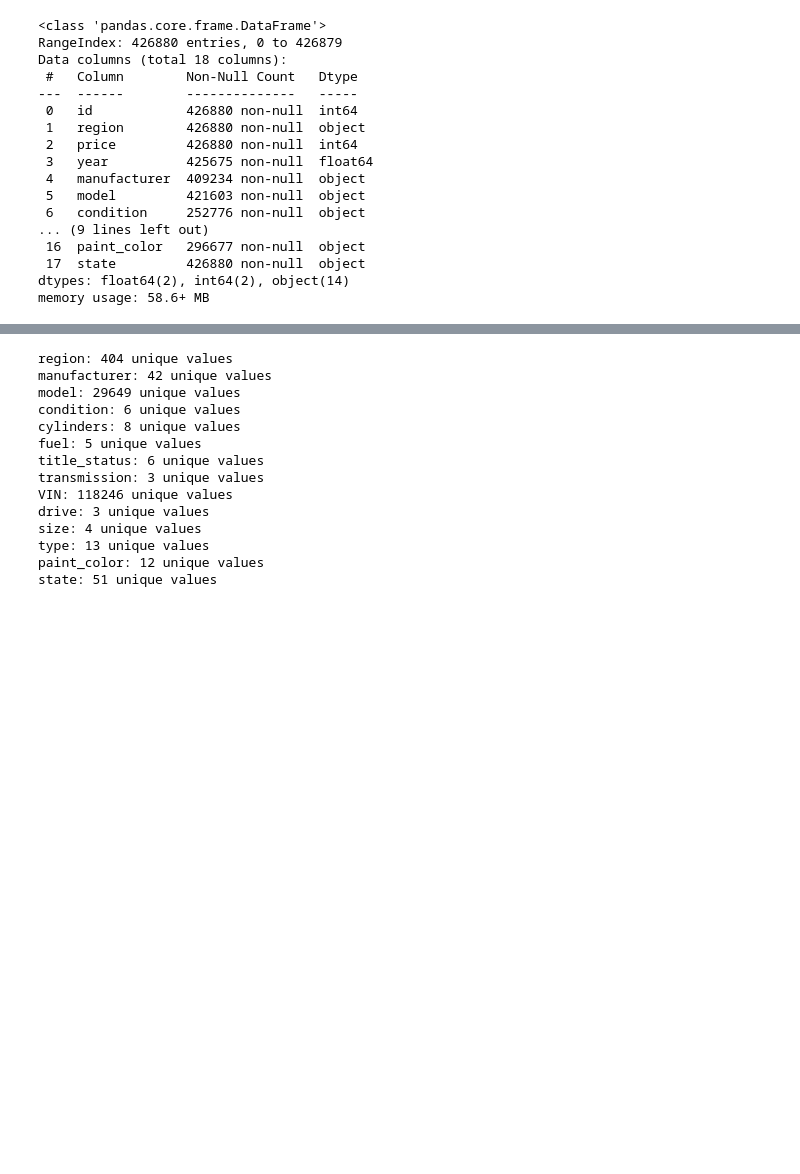
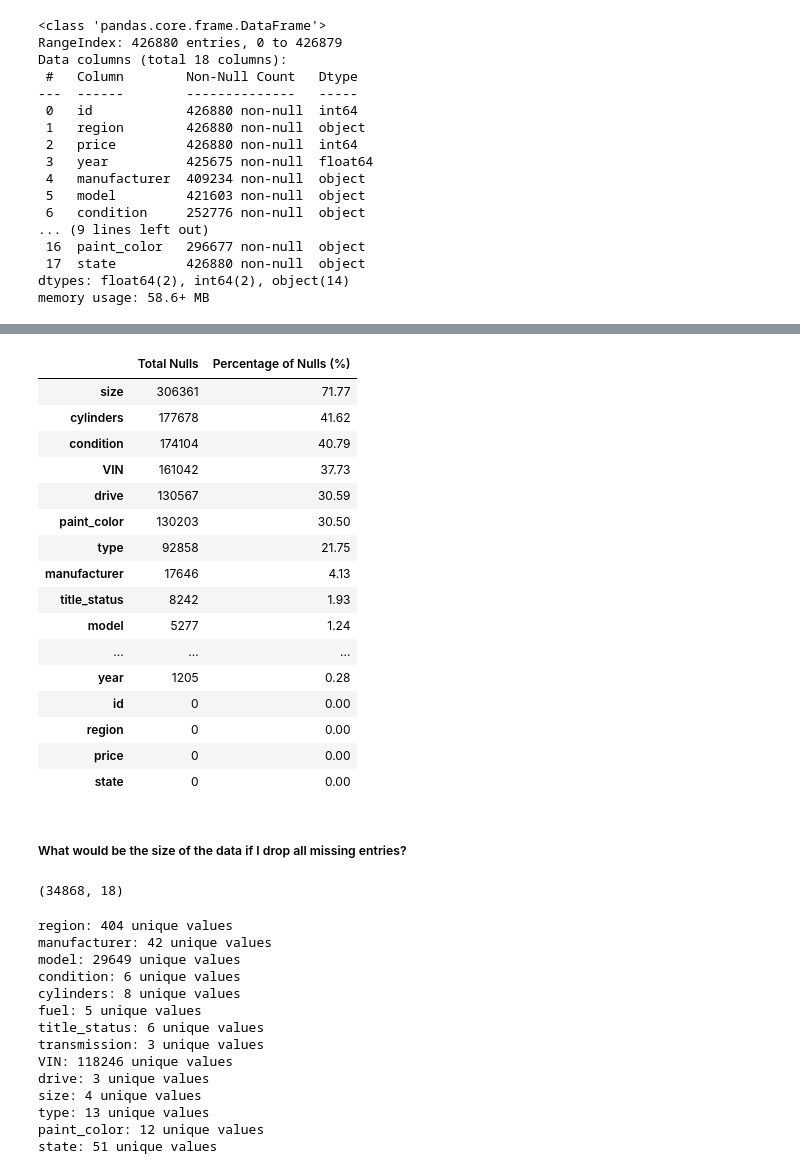
Before and after one commit to weslylaboy/what-drives-the-price-of-a-car, a Jupyter notebook: prompt_II.ipynb, the cells around one changed output, grey strips where cells are left out. Drawn from its saved outputs; the diff is of its cells as text; code cells hidden in the pictures; blank space fills up the shorter version.

```diff
--- a/prompt_II.ipynb
+++ b/prompt_II.ipynb
@@ -80,10 +81,3 @@ Data columns (total 18 columns):
  17  state         426880 non-null  object
 dtypes: float64(2), int64(2), object(14)
 memory usage: 58.6+ MB
-# %%
-
-null_total = df.isnull().sum().sort_values(ascending=False)
-
-null_percentage = (df.isnull().sum() * 100/ df.isnull().count() ).sort_values(ascending=False)
-null_df = pd.DataFrame({'Total Nulls': null_total, 'Percentage of Nulls': null_percentage})
-null_df
@@ -160,3 +125,38 @@ df.tail()
+# %%
+# Function that takes a dataframe a returns a new dataframe with the total of nulls and percentage of nulls for each column in dataframe
+def calculate_percentage_of_nulls_by_column(dataframe):
+    null_total = dataframe.isnull().sum().sort_values(ascending=False)
+
+    null_percentage = (dataframe.isnull().sum() * 100/ dataframe.isnull().count()).round(2).sort_values(ascending=False)
+    null_df = pd.DataFrame({'Total Nulls': null_total, 'Percentage of Nulls (%)': null_percentage})
+    return null_df
+# %%
+calculate_percentage_of_nulls_by_column(df)
+# %% [output]
+|  | Total Nulls | Percentage of Nulls (%) |
+| size | 306361 | 71.77 |
+| cylinders | 177678 | 41.62 |
+| condition | 174104 | 40.79 |
+| VIN | 161042 | 37.73 |
+| drive | 130567 | 30.59 |
+| paint_color | 130203 | 30.50 |
+| type | 92858 | 21.75 |
+| manufacturer | 17646 | 4.13 |
+| title_status | 8242 | 1.93 |
+| model | 5277 | 1.24 |
+| ... | ... | ... |
+| year | 1205 | 0.28 |
+| id | 0 | 0.00 |
+| region | 0 | 0.00 |
+| price | 0 | 0.00 |
+| state | 0 | 0.00 |
+# %% [markdown]
+##### What would be the size of the data if I drop all missing entries?
+# %%
+non_null_df = df.dropna()
+non_null_df.shape
+# %% [output]
+(34868, 18)
 # %%
 # Check for unique values in categorical columns
 categorical_cols = df.select_dtypes(include=['object']).columns
```
Also changed, not shown: parts of 20 cells of this notebook.
